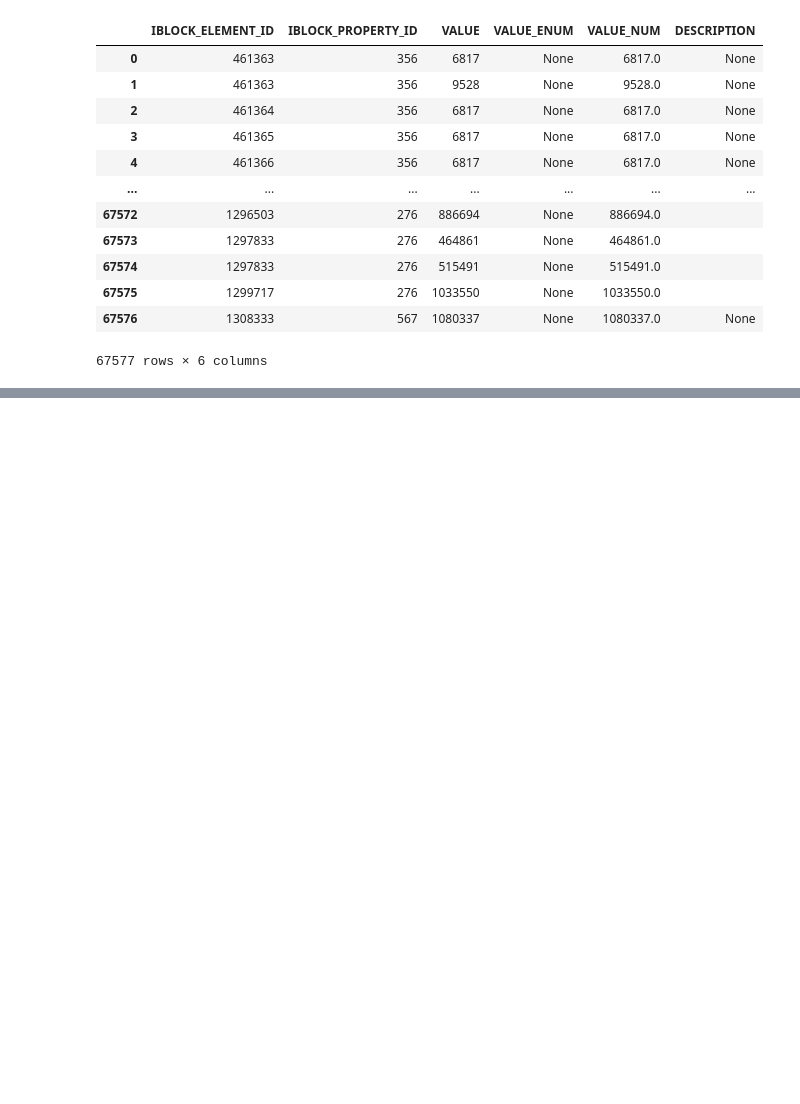
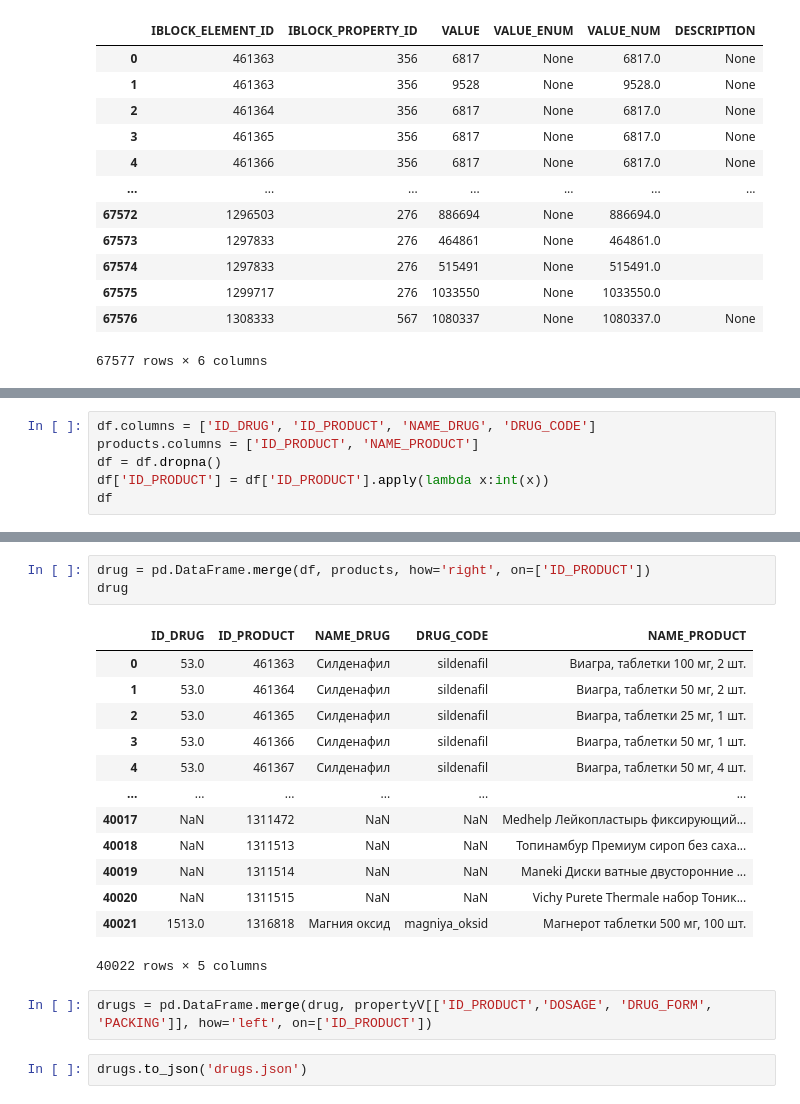
Before and after one commit to StalkerVrk/EAPTEKA_HACK, a Jupyter notebook: analysdata.ipynb, the cells around one changed output, grey strips where cells are left out. Saved outputs shown, nothing was run; the diff lists cells and outputs as text; blank space fills up the shorter version.

```diff
--- a/analysdata.ipynb
+++ b/analysdata.ipynb
@@ -156,0 +129,6 @@ len(propertyV.columns)
+# %%
+df.columns = ['ID_DRUG', 'ID_PRODUCT', 'NAME_DRUG', 'DRUG_CODE']
+products.columns = ['ID_PRODUCT', 'NAME_PRODUCT']
+df = df.dropna()
+df['ID_PRODUCT'] = df['ID_PRODUCT'].apply(lambda x:int(x))
+df
@@ -156,0 +149,21 @@ len(propertyV.columns)
+# %%
+drug = pd.DataFrame.merge(df, products, how='right', on=['ID_PRODUCT'])
+drug
+# %% [output]
+|  | ID_DRUG | ID_PRODUCT | NAME_DRUG | DRUG_CODE | NAME_PRODUCT |
+| 0 | 53.0 | 461363 | Силденафил | sildenafil | Виагра, таблетки 100 мг, 2 шт. |
+| 1 | 53.0 | 461364 | Силденафил | sildenafil | Виагра, таблетки 50 мг, 2 шт. |
+| 2 | 53.0 | 461365 | Силденафил | sildenafil | Виагра, таблетки 25 мг, 1 шт. |
+| 3 | 53.0 | 461366 | Силденафил | sildenafil | Виагра, таблетки 50 мг, 1 шт. |
+| 4 | 53.0 | 461367 | Силденафил | sildenafil | Виагра, таблетки 50 мг, 4 шт. |
+| ... | ... | ... | ... | ... | ... |
+| 40017 | NaN | 1311472 | NaN | NaN | Medhelp Лейкопластырь фиксирующий... |
+| 40018 | NaN | 1311513 | NaN | NaN | Топинамбур Премиум сироп без саха... |
+| 40019 | NaN | 1311514 | NaN | NaN | Maneki Диски ватные двусторонние ... |
+| 40020 | NaN | 1311515 | NaN | NaN | Vichy Purete Thermale набор Тоник... |
+| 40021 | 1513.0 | 1316818 | Магния оксид | magniya_oksid | Магнерот таблетки 500 мг, 100 шт. |
+40022 rows × 5 columns
+# %%
+drugs = pd.DataFrame.merge(drug, propertyV[['ID_PRODUCT','DOSAGE', 'DRUG_FORM', 'PACKING']], how='left', on=['ID_PRODUCT'])
+# %%
+drugs.to_json('drugs.json')
```
Also changed, not shown: parts of 8 cells of this notebook, 2 other files.
